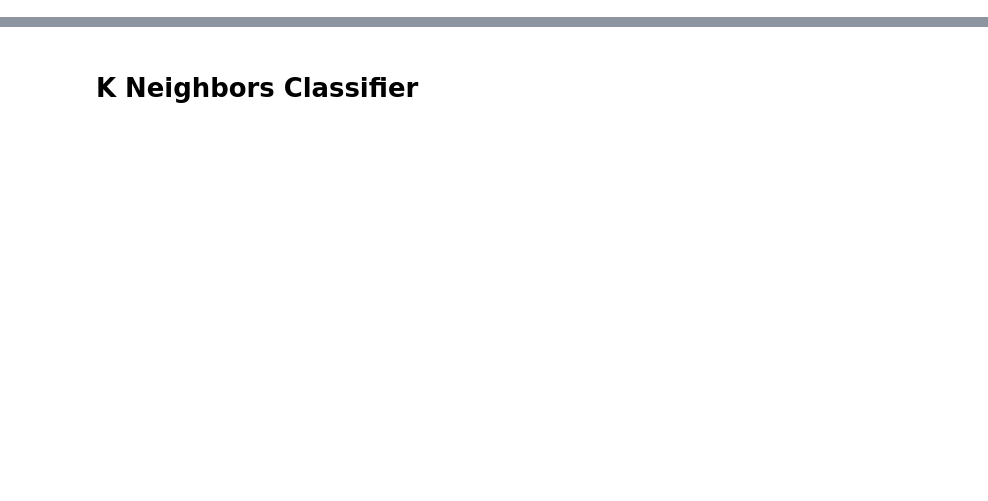
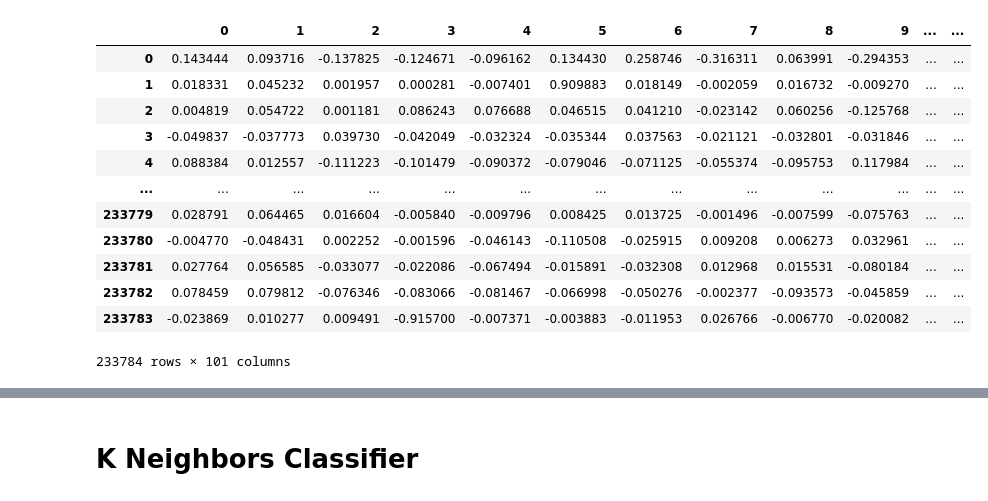
Before and after one commit to atoffano/KGene2Pheno, a Jupyter notebook: auto_multiclassif_emb_convkb_val.ipynb, the cells around one changed output, grey strips where cells are left out. Drawn from its saved outputs; the diff is of its cells as text; code cells hidden in the pictures; blank space fills up the shorter version.

```diff
--- a/auto_multiclassif_emb_convkb_val.ipynb
+++ b/auto_multiclassif_emb_convkb_val.ipynb
@@ -30,8 +41,21 @@ KeyError: "['rel_type'] not found in axis"
 # %%
 # Validation set
 val = pd.read_csv('/home/antoine/gene_pheno_pred/ConvKB_2023-04-13_16-59-47_test.csv' , header=0)
-val.drop(columns=['rel_type'], inplace=True)
 val
+# %% [output]
+|  | 0 | 1 | 2 | 3 | 4 | 5 | 6 | 7 | 8 | 9 | ... | ... |
+| 0 | 0.143444 | 0.093716 | -0.137825 | -0.124671 | -0.096162 | 0.134430 | 0.258746 | -0.316311 | 0.063991 | -0.294353 | ... | ... |
+| 1 | 0.018331 | 0.045232 | 0.001957 | 0.000281 | -0.007401 | 0.909883 | 0.018149 | -0.002059 | 0.016732 | -0.009270 | ... | ... |
+| 2 | 0.004819 | 0.054722 | 0.001181 | 0.086243 | 0.076688 | 0.046515 | 0.041210 | -0.023142 | 0.060256 | -0.125768 | ... | ... |
+| 3 | -0.049837 | -0.037773 | 0.039730 | -0.042049 | -0.032324 | -0.035344 | 0.037563 | -0.021121 | -0.032801 | -0.031846 | ... | ... |
+| 4 | 0.088384 | 0.012557 | -0.111223 | -0.101479 | -0.090372 | -0.079046 | -0.071125 | -0.055374 | -0.095753 | 0.117984 | ... | ... |
+| ... | ... | ... | ... | ... | ... | ... | ... | ... | ... | ... | ... | ... |
+| 233779 | 0.028791 | 0.064465 | 0.016604 | -0.005840 | -0.009796 | 0.008425 | 0.013725 | -0.001496 | -0.007599 | -0.075763 | ... | ... |
+| 233780 | -0.004770 | -0.048431 | 0.002252 | -0.001596 | -0.046143 | -0.110508 | -0.025915 | 0.009208 | 0.006273 | 0.032961 | ... | ... |
+| 233781 | 0.027764 | 0.056585 | -0.033077 | -0.022086 | -0.067494 | -0.015891 | -0.032308 | 0.012968 | 0.015531 | -0.080184 | ... | ... |
+| 233782 | 0.078459 | 0.079812 | -0.076346 | -0.083066 | -0.081467 | -0.066998 | -0.050276 | -0.002377 | -0.093573 | -0.045859 | ... | ... |
+| 233783 | -0.023869 | 0.010277 | 0.009491 | -0.915700 | -0.007371 | -0.003883 | -0.011953 | 0.026766 | -0.006770 | -0.020082 | ... | ... |
+233784 rows × 101 columns
 # %%
 # Embeddings validation set set
 embval = pd.read_csv('/home/antoine/gene_pheno_pred/ConvKB_2023-04-13_16-59-47_train.csv' , header=0)
```
Also changed, not shown: parts of 21 cells of this notebook, 5 other files.
